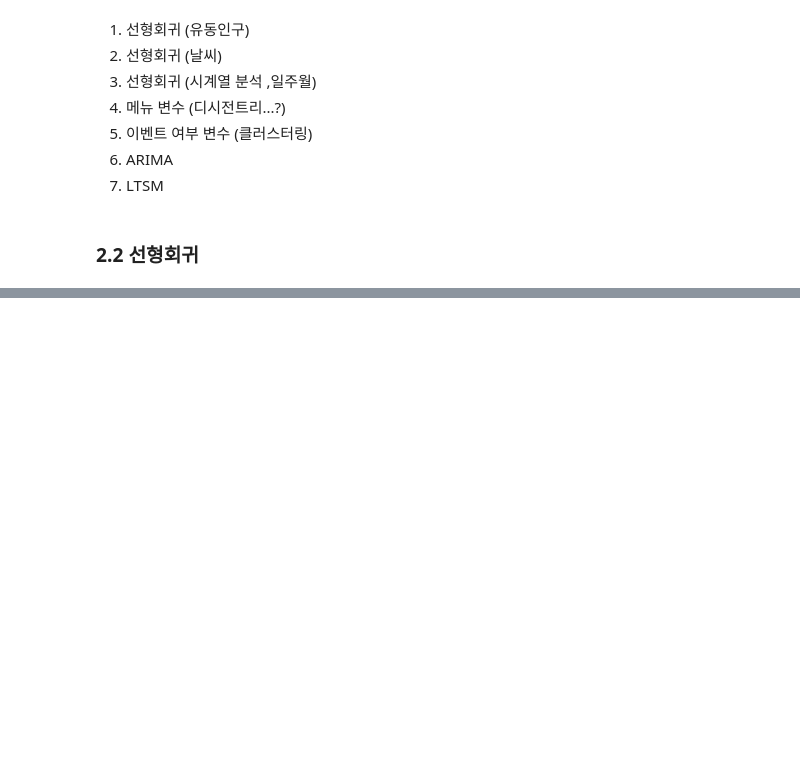
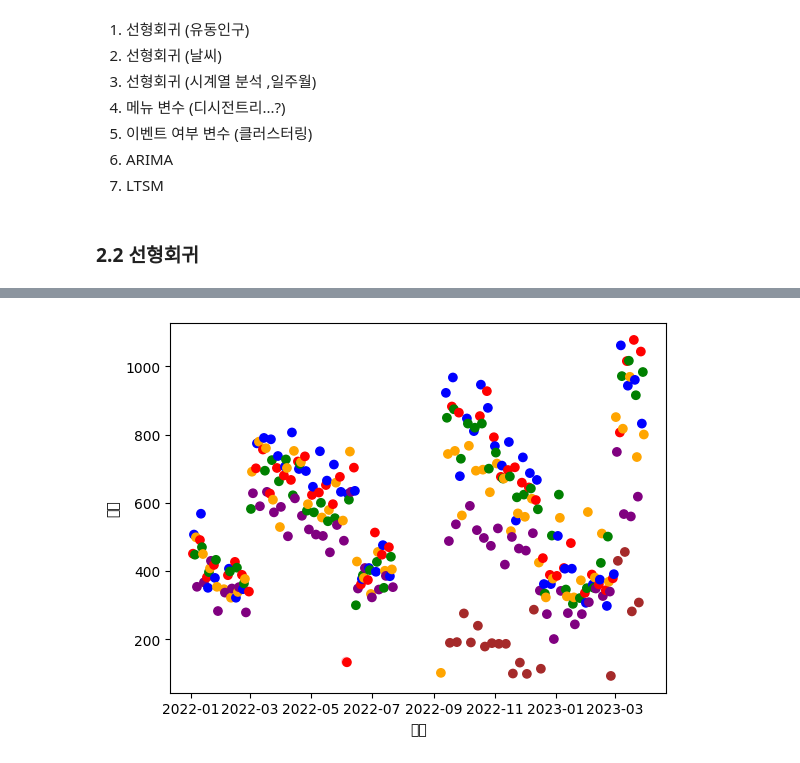
Before and after one commit to 10wook/School_Restaurants_demand_forcast, a Jupyter notebook: test.ipynb, the cells around one changed output, grey strips where cells are left out. Cells and saved outputs as stored; diff of their text form; code cells hidden in the pictures; blank space fills up the shorter version.

```diff
--- a/test.ipynb
+++ b/test.ipynb
@@ -831,0 +1167,9 @@ plt.show()
+# %%
+
+# 산점도 그리기
+plt.scatter(date_tot['날짜'], date_tot['합계'], c=date_tot['요일'].map(colors))
+plt.xlabel('날짜')
+plt.ylabel('합계')
+plt.show()
+# %% [output]
+[figure, added]
```
Also changed, not shown: parts of 31 cells of this notebook, 4 other files.
